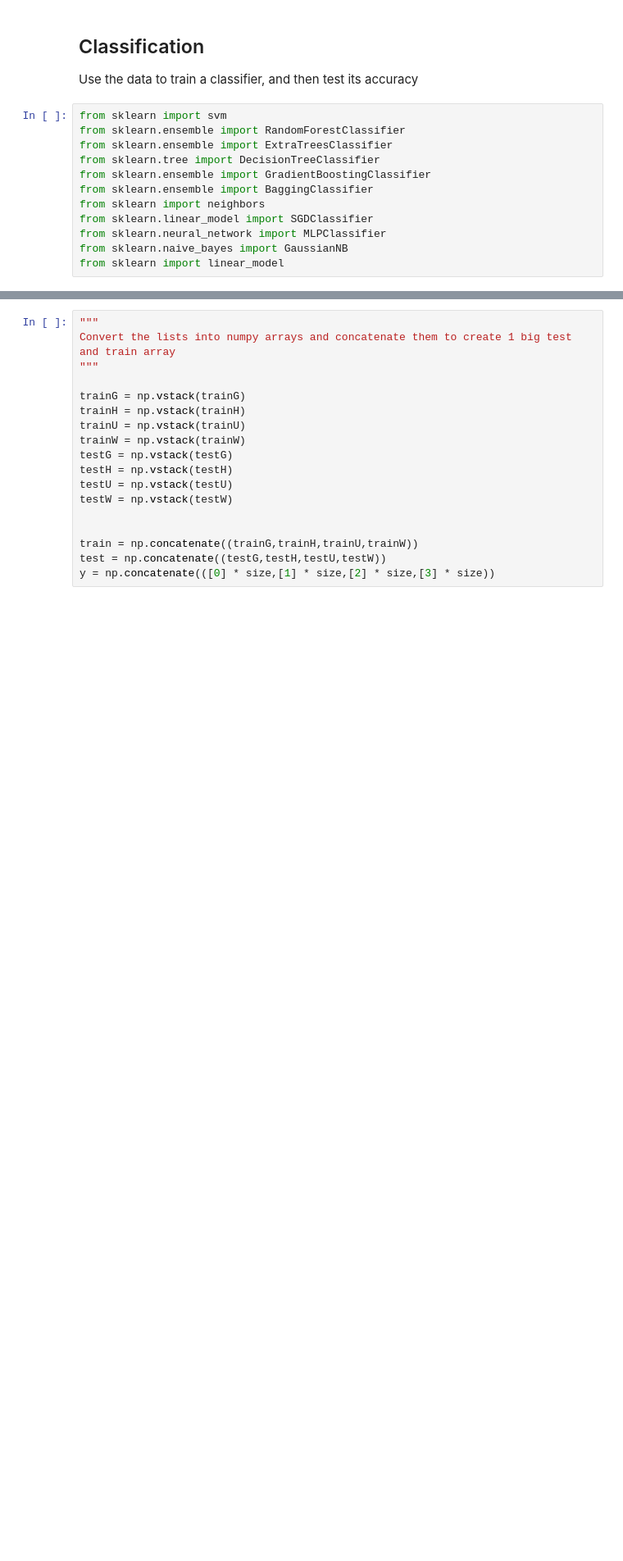
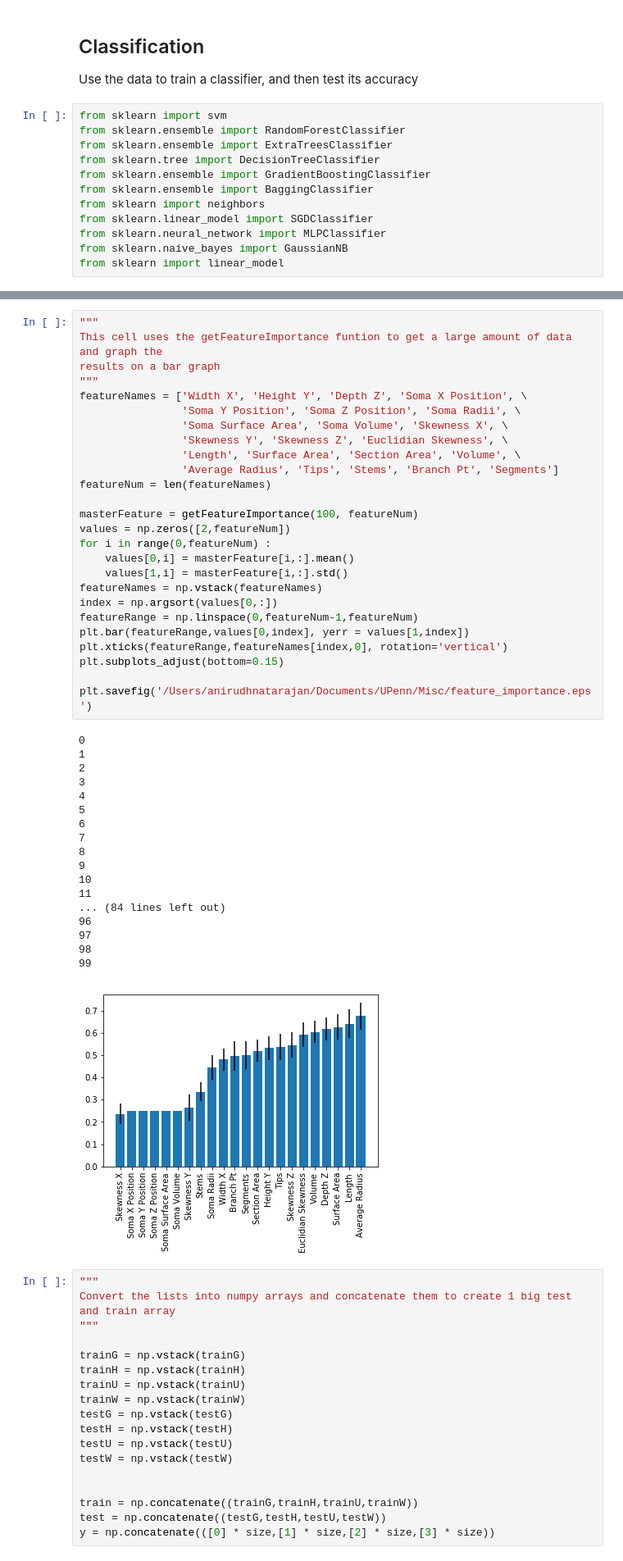
Before and after one commit to BonsaiNet/Actual-Tree, a Jupyter notebook: treeClassifier.ipynb, the cells around one changed output, grey strips where cells are left out. Shown: that part at 82% size. Drawn from its saved outputs; the diff is of its cells as text; blank space fills up the shorter version.

Commit message:
feature importance graph

```diff
--- a/treeClassifier.ipynb
+++ b/treeClassifier.ipynb
@@ -187,3 +232,48 @@ for q in range(0,22) :
+# %%
+"""
+This cell uses the getFeatureImportance funtion to get a large amount of data and graph the
+results on a bar graph
+"""
+featureNames = ['Width X', 'Height Y', 'Depth Z', 'Soma X Position', \
+                'Soma Y Position', 'Soma Z Position', 'Soma Radii', \
+                'Soma Surface Area', 'Soma Volume', 'Skewness X', \
+                'Skewness Y', 'Skewness Z', 'Euclidian Skewness', \
+                'Length', 'Surface Area', 'Section Area', 'Volume', \
+                'Average Radius', 'Tips', 'Stems', 'Branch Pt', 'Segments']
+featureNum = len(featureNames)
+
+masterFeature = getFeatureImportance(100, featureNum)
+values = np.zeros([2,featureNum])
+for i in range(0,featureNum) :
+    values[0,i] = masterFeature[i,:].mean()
+    values[1,i] = masterFeature[i,:].std()
+featureNames = np.vstack(featureNames)
+index = np.argsort(values[0,:])
+featureRange = np.linspace(0,featureNum-1,featureNum)
+plt.bar(featureRange,values[0,index], yerr = values[1,index])
+plt.xticks(featureRange,featureNames[index,0], rotation='vertical')
+plt.subplots_adjust(bottom=0.15)
+
+plt.savefig('/Users/anirudhnatarajan/Documents/UPenn/Misc/feature_importance.eps')
+# %% [output]
+0
+1
+2
+3
+4
+5
+6
+7
+8
+9
+10
+11
+... (84 lines left out)
+96
+97
+98
+99
+[figure, added]
 # %%
 """
 Convert the lists into numpy arrays and concatenate them to create 1 big test and train array
```
Also changed, not shown: parts of 10 cells of this notebook.
